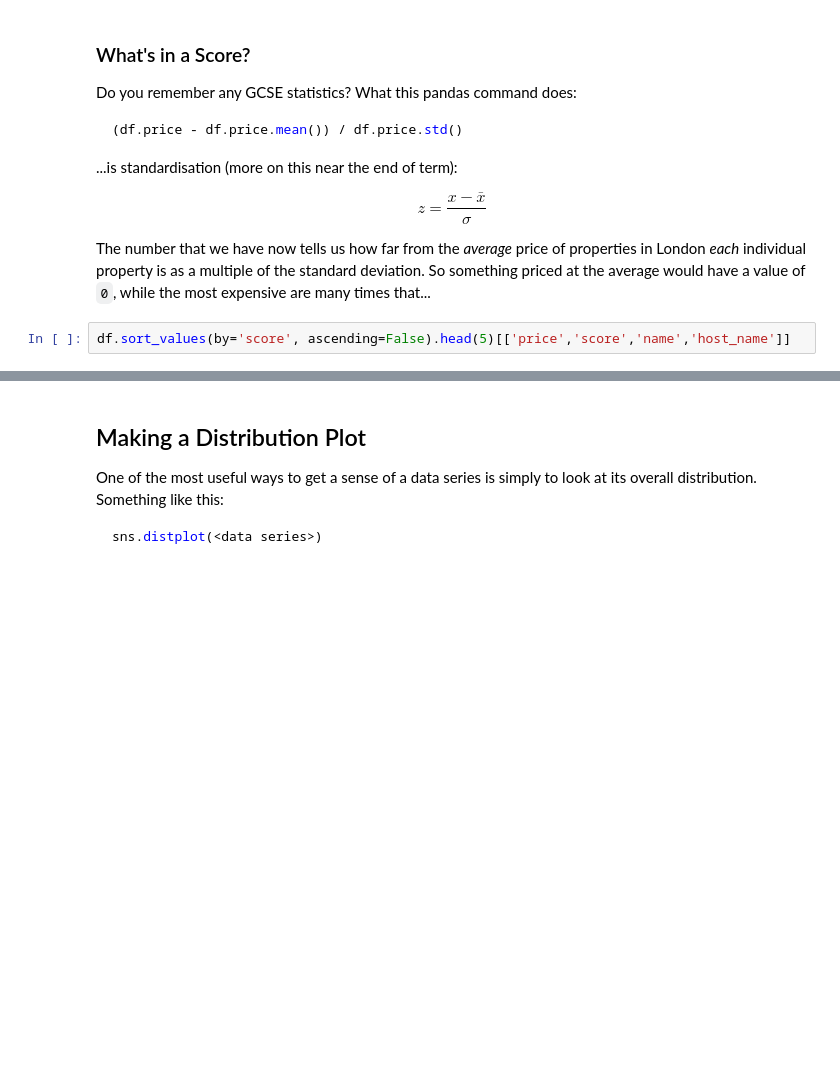
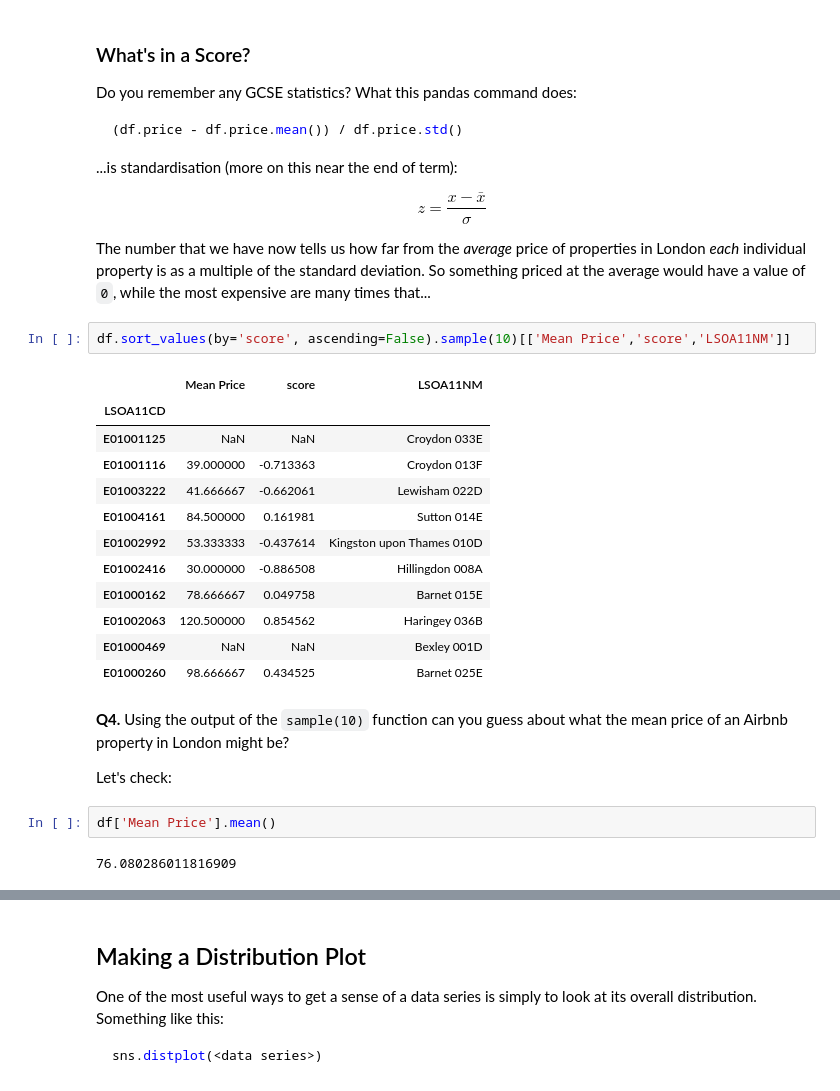
Before and after one commit to kingsgeocomp/geocomputation, a Jupyter notebook: Practical-04-Visualising Data.ipynb, the cells around one changed output, grey strips where cells are left out. Saved outputs shown, nothing was run; the diff lists cells and outputs as text; blank space fills up the shorter version.

```diff
--- a/Practical-04-Visualising Data.ipynb
+++ b/Practical-04-Visualising Data.ipynb
@@ -169,7 +226,28 @@ $$
 
 The number that we have now tells us how far from the _average_ price of properties in London _each_ individual property is as a multiple of the standard deviation. So something priced at the average would have a value of `0`, while the most expensive are many times that...
 # %%
-df.sort_values(by='score', ascending=False).head(5)[['price','score','name','host_name']]
+df.sort_values(by='score', ascending=False).sample(10)[['Mean Price','score','LSOA11NM']]
+# %% [output]
+|  | Mean Price | score | LSOA11NM |
+| LSOA11CD |  |  |  |
+| E01001125 | NaN | NaN | Croydon 033E |
+| E01001116 | 39.000000 | -0.713363 | Croydon 013F |
+| E01003222 | 41.666667 | -0.662061 | Lewisham 022D |
+| E01004161 | 84.500000 | 0.161981 | Sutton 014E |
+| E01002992 | 53.333333 | -0.437614 | Kingston upon Thames 010D |
+| E01002416 | 30.000000 | -0.886508 | Hillingdon 008A |
+| E01000162 | 78.666667 | 0.049758 | Barnet 015E |
+| E01002063 | 120.500000 | 0.854562 | Haringey 036B |
+| E01000469 | NaN | NaN | Bexley 001D |
+| E01000260 | 98.666667 | 0.434525 | Barnet 025E |
+# %% [markdown]
+**Q4.** Using the output of the `sample(10)` function can you guess about what the mean price of an Airbnb property in London might be?
+
+Let's check:
+# %%
+df['Mean Price'].mean()
+# %% [output]
+76.080286011816909
 # %% [markdown]
 ## Visualising Data
 
```
Also changed, not shown: parts of 28 cells of this notebook, 1 other file.
